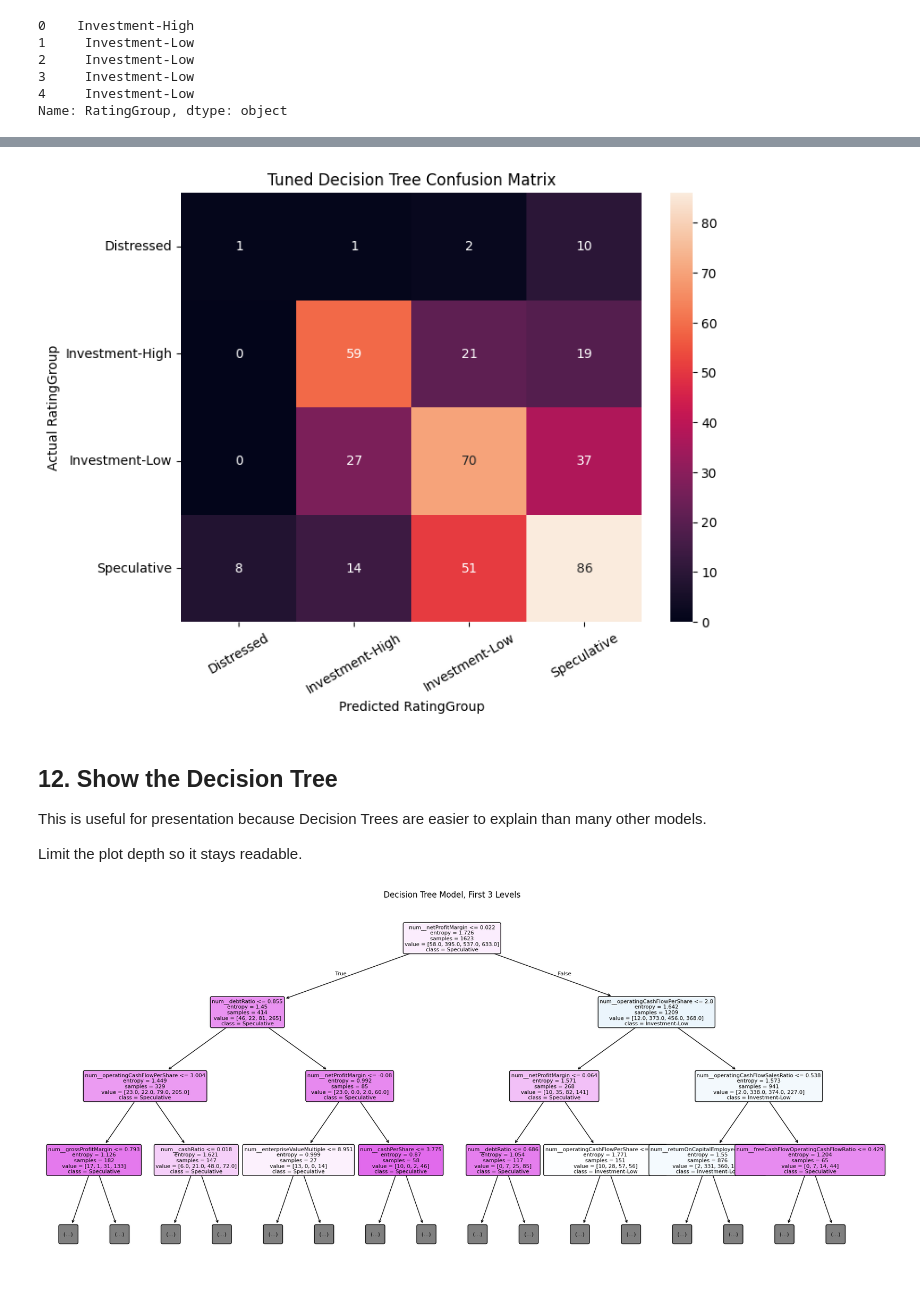
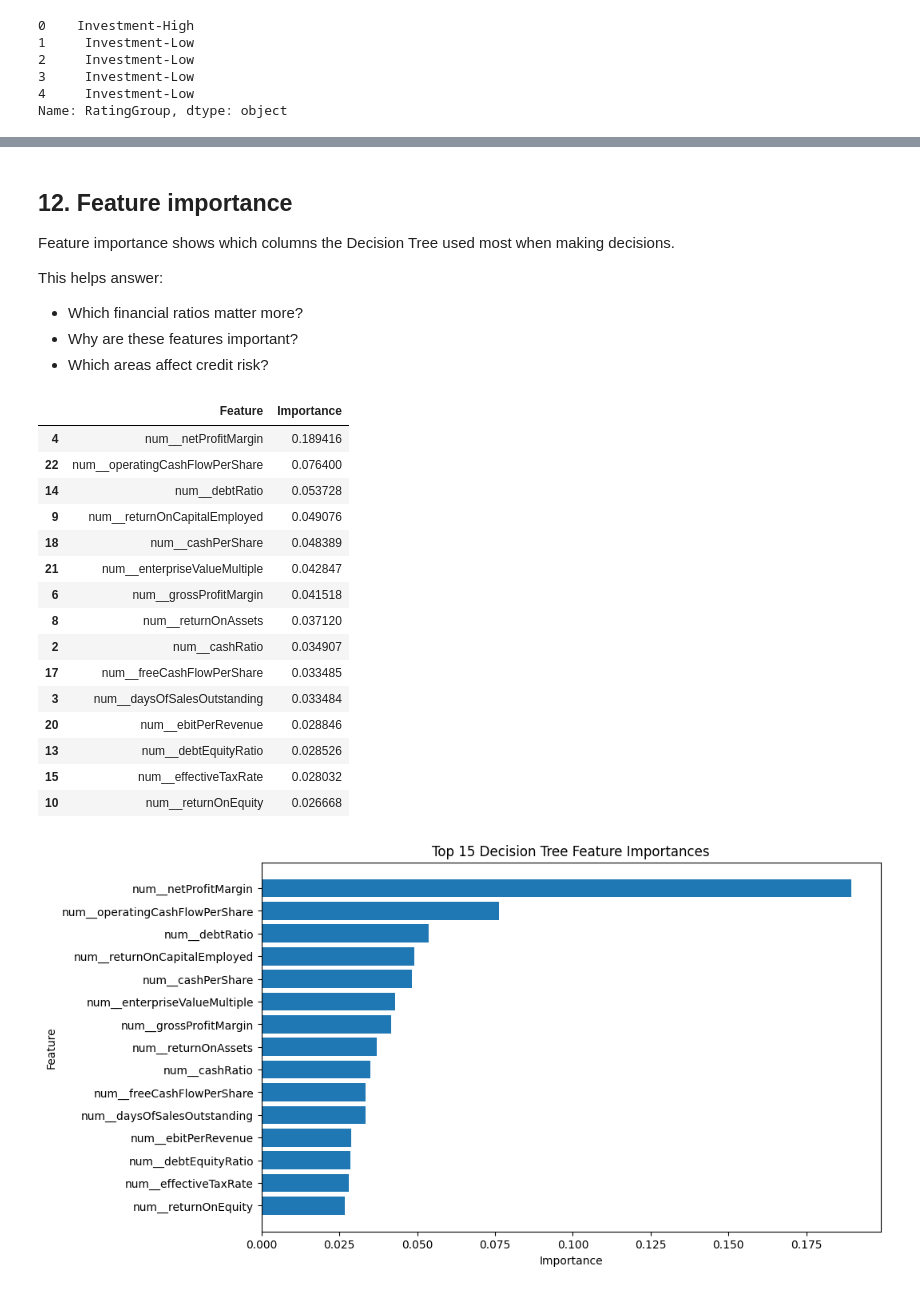
Before and after one commit to nicholas24042626/Credit-Risk-Analyzer, a Jupyter notebook: docs/decision_tree_credit_risk_notebook_with_SHAP.ipynb, the cells around one changed output, grey strips where cells are left out. Saved outputs shown, nothing was run; the diff lists cells and outputs as text; code cells hidden in the pictures.

```diff
--- a/docs/decision_tree_credit_risk_notebook_with_SHAP.ipynb
+++ b/docs/decision_tree_credit_risk_notebook_with_SHAP.ipynb
@@ -61,7 +66,7 @@ If you are using the file inside ChatGPT sandbox, the second path is used automa
 DATA_PATH = "data/set A corporate_rating.csv"
 
 if not os.path.exists(DATA_PATH):
-    DATA_PATH = r"C:\Users\24042626\Downloads\DFT Y3 (1)\C300 FYP\Code\set A corporate_rating.csv"
+    DATA_PATH = r"C:\Users\24042626\Downloads\DFT Y3 (1)\C300 FYP\Docs\set A corporate_rating.csv"
 
 df = pd.read_csv(DATA_PATH)
 
@@ -188,6 +263,7 @@ def group_rating(rating):
         return "Unknown"
 
 df["RatingGroup"] = df["Rating"].apply(group_rating)
+df = df[df["RatingGroup"] != "Unknown"].copy()
 
 print("Grouped rating distribution:")
 display(df["RatingGroup"].value_counts())
@@ -512,40 +603,48 @@ Investment-High       0.58      0.60      0.59        99
 # %%
-labels = best_model.classes_
-cm = confusion_matrix(y_test, tuned_pred, labels=labels)
-
-plt.figure(figsize=(8, 6))
-sns.heatmap(cm, annot=True, fmt="d", xticklabels=labels, yticklabels=labels)
-plt.title("Tuned Decision Tree Confusion Matrix")
-plt.xlabel("Predicted RatingGroup")
-plt.ylabel("Actual RatingGroup")
-plt.xticks(rotation=30)
-plt.yticks(rotation=0)
-plt.show()
+trained_tree = best_model
-# %% [output]
-[figure, removed]
 # %% [markdown]
-## 12. Show the Decision Tree
+## 12. Feature importance
 
-This is useful for presentation because Decision Trees are easier to explain than many other models.
+Feature importance shows which columns the Decision Tree used most when making decisions.
 
-Limit the plot depth so it stays readable.
+This helps answer:
+- Which financial ratios matter more?
+- Why are these features important?
+- Which areas affect credit risk?
 # %%
-trained_tree = best_model.named_steps["model"]
+importances = trained_tree.feature_importances_
 
-feature_names = best_model.named_steps["preprocessor"].get_feature_names_out()
+feature_importance_df = pd.DataFrame({
+    "Feature": feature_names,
+    "Importance": importances
+}).sort_values(by="Importance", ascending=False)
 
-plt.figure(figsize=(22, 10))
-plot_tree(
-    trained_tree,
-    feature_names=feature_names,
-    class_names=best_model.classes_,
-    filled=True,
-    rounded=True,
-    max_depth=3,
-    fontsize=8
-)
-plt.title("Decision Tree Model, First 3 Levels")
+top_features = feature_importance_df.head(15)
+
+display(top_features)
+
+plt.figure(figsize=(10, 6))
+plt.barh(top_features["Feature"][::-1], top_features["Importance"][::-1])
+plt.title("Top 15 Decision Tree Feature Importances")
+plt.xlabel("Importance")
+plt.ylabel("Feature")
 plt.show()
 # %% [output]
+|  | Feature | Importance |
+| 4 | num__netProfitMargin | 0.189416 |
+| 22 | num__operatingCashFlowPerShare | 0.076400 |
+| 14 | num__debtRatio | 0.053728 |
+| 9 | num__returnOnCapitalEmployed | 0.049076 |
+| 18 | num__cashPerShare | 0.048389 |
+| 21 | num__enterpriseValueMultiple | 0.042847 |
+| 6 | num__grossProfitMargin | 0.041518 |
+| 8 | num__returnOnAssets | 0.037120 |
+| 2 | num__cashRatio | 0.034907 |
+| 17 | num__freeCashFlowPerShare | 0.033485 |
+| 3 | num__daysOfSalesOutstanding | 0.033484 |
+| 20 | num__ebitPerRevenue | 0.028846 |
+| 13 | num__debtEquityRatio | 0.028526 |
+| 15 | num__effectiveTaxRate | 0.028032 |
+| 10 | num__returnOnEquity | 0.026668 |
-[figure, old version]
+[figure, new version]
 # %% [markdown]
```
Also changed, not shown: parts of 31 cells of this notebook, 2 other files.
